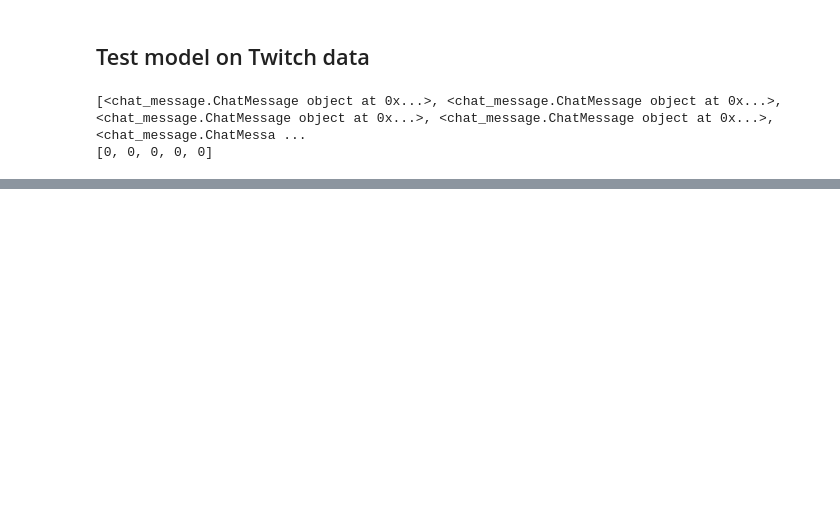
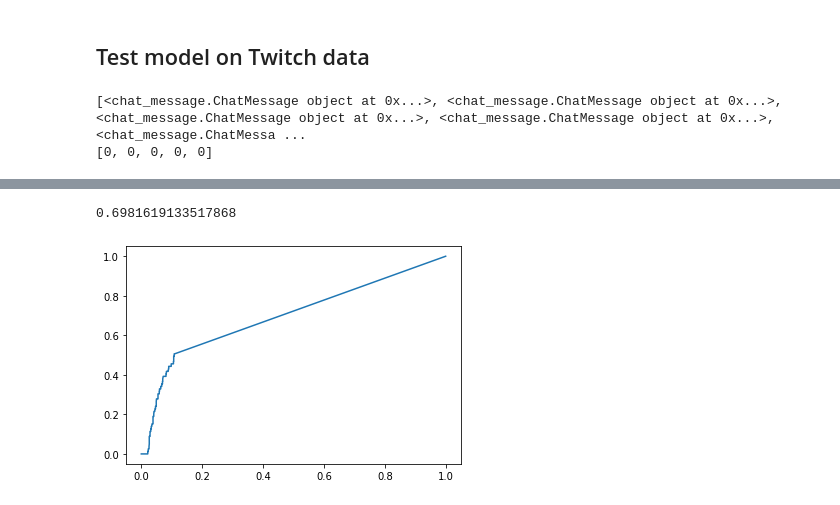
Before and after one commit to goatgoose/twitch_reader, a Jupyter notebook: toxic_comments/toxic_classifier.ipynb, the cells around one changed output, grey strips where cells are left out. Drawn from its saved outputs; the diff is of its cells as text; code cells hidden in the pictures; blank space fills up the shorter version.

```diff
--- a/toxic_comments/toxic_classifier.ipynb
+++ b/toxic_comments/toxic_classifier.ipynb
@@ -222 +253,16 @@ print(accuracy)
+# %%
+# vader_predictions = [message.vader_score["compound"] for message in messages]
+# vader_predictions = [max(0, -1 * score) for score in vader_predictions]
+vader_predictions = [message.vader_score["neg"] for message in messages]
+
+false_positive_rate, true_positive_rate, _ = metrics.roc_curve(labels, vader_predictions)
+
+auc = metrics.roc_auc_score(labels, vader_predictions)
+print(auc)
+
+plt.plot(false_positive_rate, true_positive_rate)
+plt.show()
+# %% [output]
+0.6981619133517868
+[figure, added]
 # %%
```
Also changed, not shown: parts of 11 cells of this notebook, 2 other files.
